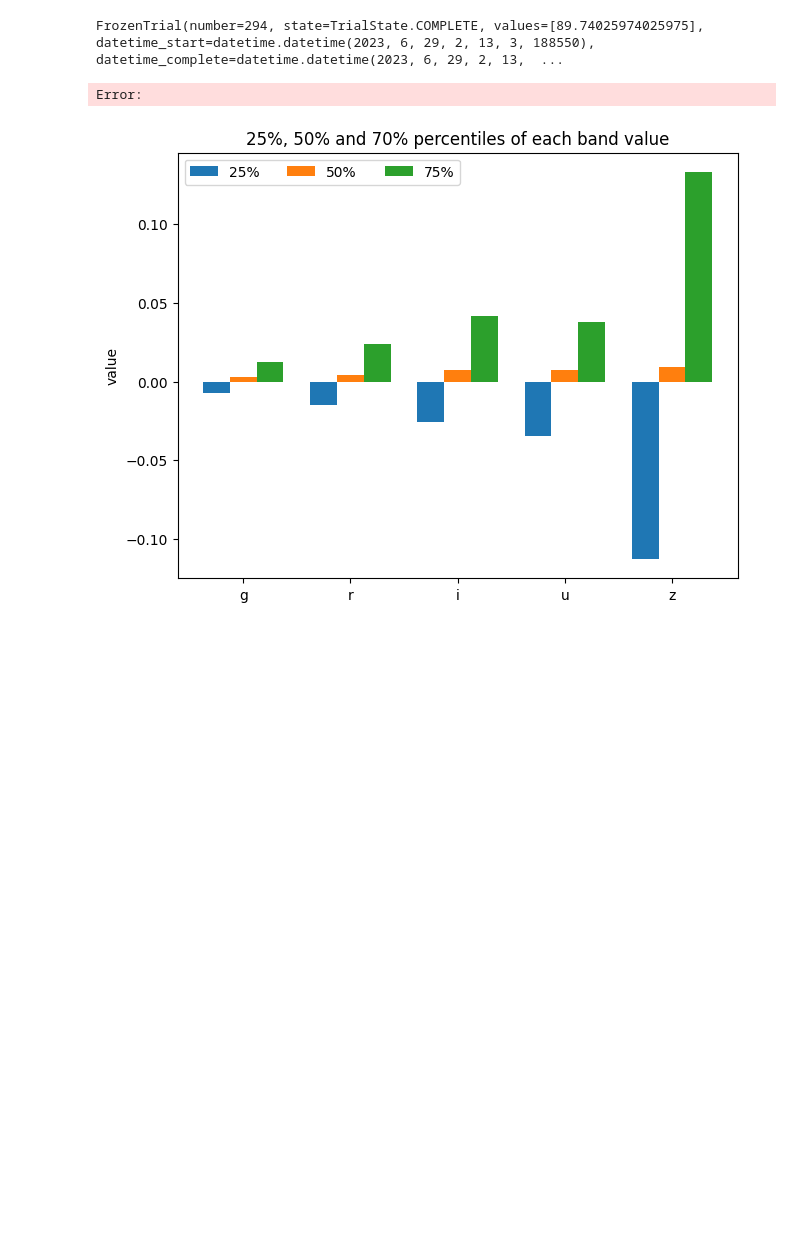
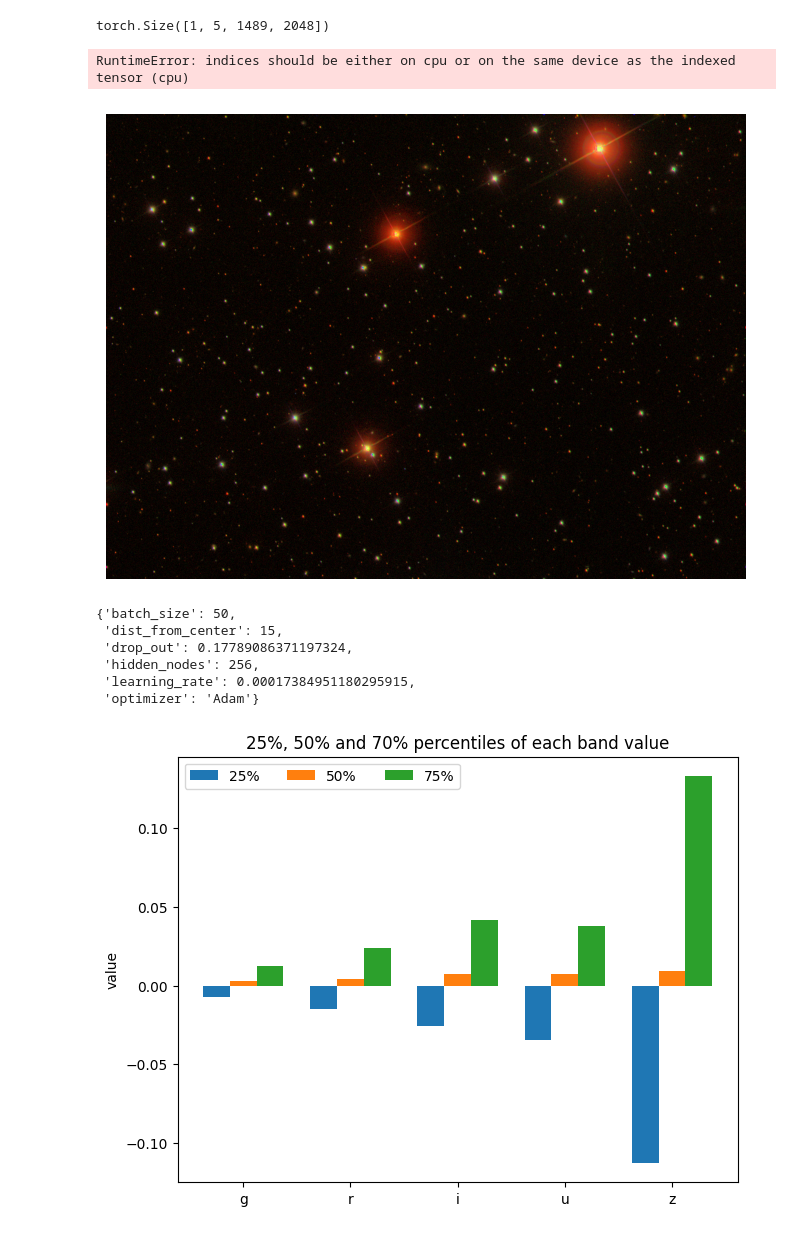
Before and after one commit to pdcnguyen/Astro-ML-project, a Jupyter notebook: process.ipynb, the cells around one changed output. Saved outputs shown, nothing was run; the diff lists cells and outputs as text; code cells hidden in the pictures; blank space fills up the shorter version.

```diff
--- a/process.ipynb
+++ b/process.ipynb
@@ -21,0 +20,11 @@ study = optuna.load_study(study_name="maximizing-accuracy", storage="sqlite:///r
+# %%
+params = {
+    "batch_size": 70,
+    "dist_from_center": 15,
+    "drop_out": 0.20879658201895385,
+    "hidden_nodes": 256,
+    "learning_rate": 0.0005881835636133336,
+    "optimizer": "Adam",
+}
+
+model = train.hard_train_and_test(params)
@@ -21,0 +95,7 @@ study = optuna.load_study(study_name="maximizing-accuracy", storage="sqlite:///r
+# %%
+print(tensor_gal_80.shape)
+print(tensor_sta_80.shape)
+print(torch.vstack([tensor_gal_80[0],tensor_sta_80[0]]))
+
+coord = torch.vstack([tensor_gal_80[0],tensor_sta_80[0]])
+prediction.to('')
@@ -21,0 +129,19 @@ study = optuna.load_study(study_name="maximizing-accuracy", storage="sqlite:///r
+# %%
+print(tensor_img_80.shape)
+
+process.create_rbg(tensor_img_80[0][0],tensor_img_80[0][1],tensor_img_80[0][2])
+
+x = coord[prediction==0][0]
+y = coord[prediction==0][1]
+
+print(x)
+print(y)
+
+# plt.scatter(x, y, alpha=0.7, s=10, marker='P', c='#90f542')
+
+# process.create_rbg(tensor_img[img,:limit,:limit,0],tensor_img[img,:limit,:limit,1],tensor_img[img,:limit,:limit,2])
+# plt.scatter(tensor_sta[i,:,0][selection_sta], tensor_sta[i,:,1][selection_sta], alpha=0.7, s=10, marker='X', c='#42f5e9')
+# %% [output]
+torch.Size([1, 5, 1489, 2048])
+RuntimeError: indices should be either on cpu or on the same device as the indexed tensor (cpu)
+[figure, added]
@@ -22,10 +171,14 @@ study = optuna.load_study(study_name="maximizing-accuracy", storage="sqlite:///r
 # %%
 optuna.visualization.plot_optimization_history(study)
 # %%
-study.best_trial
+study.best_trial.params
 # %% [output]
-FrozenTrial(number=294, state=TrialState.COMPLETE, values=[89.74025974025975], datetime_start=datetime.datetime(2023, 6, 29, 2, 13, 3, 188550), datetime_complete=datetime.datetime(2023, 6, 29, 2, 13,  ...
+{'batch_size': 50,
+ 'dist_from_center': 15,
+ 'drop_out': 0.17789086371197324,
+ 'hidden_nodes': 256,
+ 'learning_rate': 0.00017384951180295915,
+ 'optimizer': 'Adam'}
-Error:
 # %%
 species = ("g", "r", "i", "u","z")
 penguin_means = {
```
Also changed, not shown: parts of 6 cells of this notebook, 8 other files.
